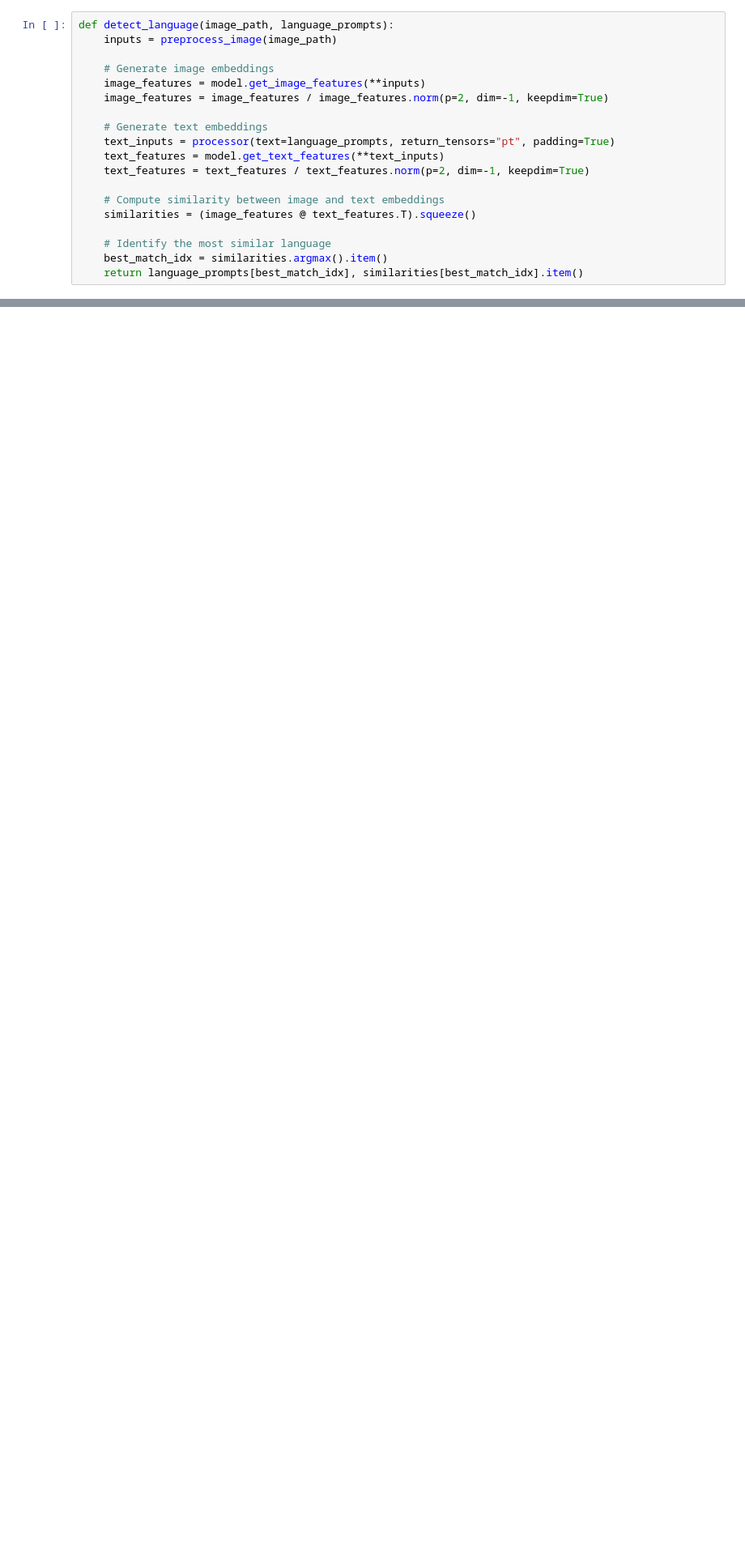
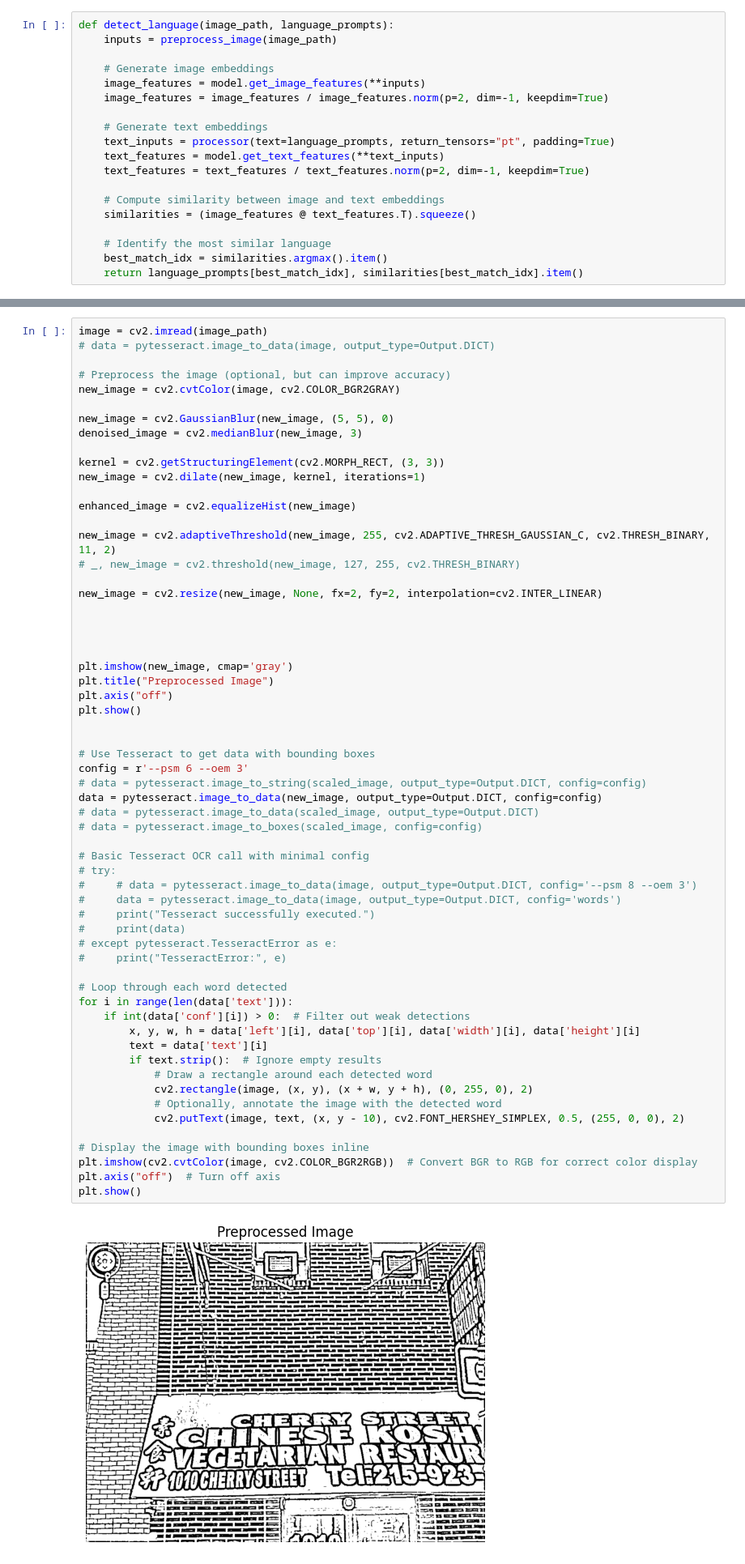
Before and after one commit to Jwatson3326/20242R0136COSE47402, a Jupyter notebook: DL_Project/clip.ipynb, the cells around one changed output, grey strips where cells are left out. Shown at 81% size. Cells and saved outputs as stored; diff of their text form; blank space fills up the shorter version.

Commit message:
tesseract

```diff
--- a/DL_Project/clip.ipynb
+++ b/DL_Project/clip.ipynb
@@ -76,0 +112,62 @@ t 64 43 75 90 0
+# %%
+image = cv2.imread(image_path)
+# data = pytesseract.image_to_data(image, output_type=Output.DICT)
+
+# Preprocess the image (optional, but can improve accuracy)
+new_image = cv2.cvtColor(image, cv2.COLOR_BGR2GRAY)
+
+new_image = cv2.GaussianBlur(new_image, (5, 5), 0)
+denoised_image = cv2.medianBlur(new_image, 3)
+
+kernel = cv2.getStructuringElement(cv2.MORPH_RECT, (3, 3))
+new_image = cv2.dilate(new_image, kernel, iterations=1)
+
+enhanced_image = cv2.equalizeHist(new_image)
+
+new_image = cv2.adaptiveThreshold(new_image, 255, cv2.ADAPTIVE_THRESH_GAUSSIAN_C, cv2.THRESH_BINARY, 11, 2)
+# _, new_image = cv2.threshold(new_image, 127, 255, cv2.THRESH_BINARY)
+
+new_image = cv2.resize(new_image, None, fx=2, fy=2, interpolation=cv2.INTER_LINEAR)
+
+
+
+
+plt.imshow(new_image, cmap='gray')
+plt.title("Preprocessed Image")
+plt.axis("off")
+plt.show()
+
+
+# Use Tesseract to get data with bounding boxes
+config = r'--psm 6 --oem 3'
+# data = pytesseract.image_to_string(scaled_image, output_type=Output.DICT, config=config)
+data = pytesseract.image_to_data(new_image, output_type=Output.DICT, config=config)
+# data = pytesseract.image_to_data(scaled_image, output_type=Output.DICT)
+# data = pytesseract.image_to_boxes(scaled_image, config=config)
+
+# Basic Tesseract OCR call with minimal config
+# try:
+#     # data = pytesseract.image_to_data(image, output_type=Output.DICT, config='--psm 8 --oem 3')
+#     data = pytesseract.image_to_data(image, output_type=Output.DICT, config='words')
+#     print("Tesseract successfully executed.")
+#     print(data)
+# except pytesseract.TesseractError as e:
+#     print("TesseractError:", e)
+
+# Loop through each word detected
+for i in range(len(data['text'])):
+    if int(data['conf'][i]) > 0:  # Filter out weak detections
+        x, y, w, h = data['left'][i], data['top'][i], data['width'][i], data['height'][i]
+        text = data['text'][i]
+        if text.strip():  # Ignore empty results
+            # Draw a rectangle around each detected word
+            cv2.rectangle(image, (x, y), (x + w, y + h), (0, 255, 0), 2)
+            # Optionally, annotate the image with the detected word
+            cv2.putText(image, text, (x, y - 10), cv2.FONT_HERSHEY_SIMPLEX, 0.5, (255, 0, 0), 2)
+
+# Display the image with bounding boxes inline
+plt.imshow(cv2.cvtColor(image, cv2.COLOR_BGR2RGB))  # Convert BGR to RGB for correct color display
+plt.axis("off")  # Turn off axis
+plt.show()
+# %% [output]
+[figure, added]
```
Also changed, not shown: parts of 7 cells of this notebook, 13 other files.
